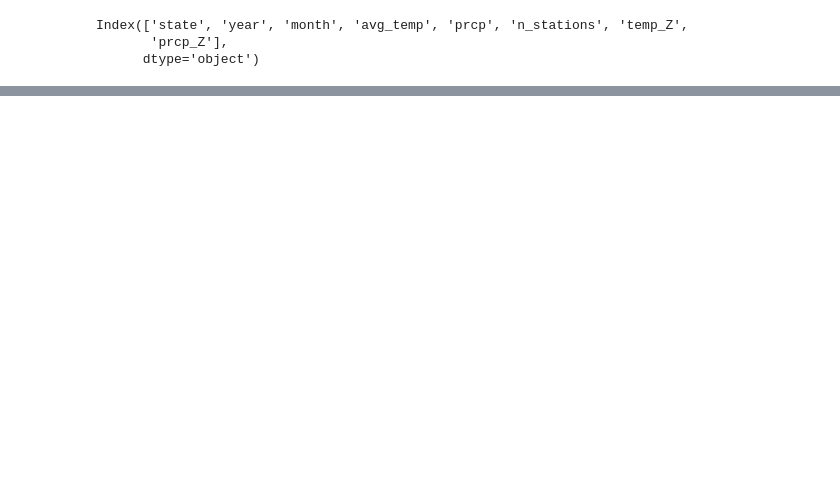
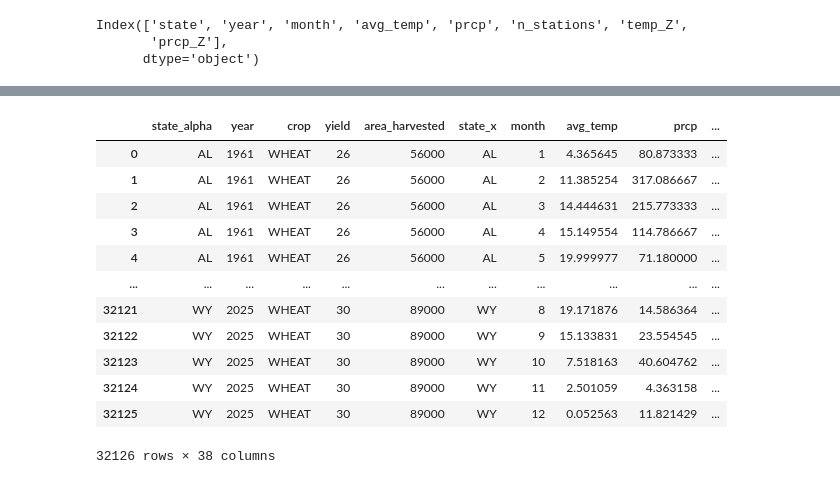
Before and after one commit to adrymmm/iv_weather_yields_selection, a Jupyter notebook: model.ipynb, the cells around one changed output, grey strips where cells are left out. Drawn from its saved outputs; the diff is of its cells as text; code cells hidden in the pictures; blank space fills up the shorter version.

```diff
--- a/model.ipynb
+++ b/model.ipynb
@@ -85,0 +135,27 @@ df_panel = df_crop.merge(
+# %%
+# Merging into panel
+df_Z = df_panel.merge(Zwide, left_on=["state_alpha","year"], right_on=["state","year"], how="inner").copy()
+
+# Need to strip commass from area harvested
+df_Z["area_harvested"] = df_Z["area_harvested"].astype(str).str.replace(",", "")
+
+# Turning to numeric
+df_Z['area_harvested'] = pd.to_numeric(df_Z['area_harvested'], errors='coerce')
+# Taking logarithm of area harvested
+df_Z["log_area"] = np.log(df_Z["area_harvested"])
+# %%
+df_Z
+# %% [output]
+|  | state_alpha | year | crop | yield | area_harvested | state_x | month | avg_temp | prcp | ... |
+| 0 | AL | 1961 | WHEAT | 26 | 56000 | AL | 1 | 4.365645 | 80.873333 | ... |
+| 1 | AL | 1961 | WHEAT | 26 | 56000 | AL | 2 | 11.385254 | 317.086667 | ... |
+| 2 | AL | 1961 | WHEAT | 26 | 56000 | AL | 3 | 14.444631 | 215.773333 | ... |
+| 3 | AL | 1961 | WHEAT | 26 | 56000 | AL | 4 | 15.149554 | 114.786667 | ... |
+| 4 | AL | 1961 | WHEAT | 26 | 56000 | AL | 5 | 19.999977 | 71.180000 | ... |
+| ... | ... | ... | ... | ... | ... | ... | ... | ... | ... | ... |
+| 32121 | WY | 2025 | WHEAT | 30 | 89000 | WY | 8 | 19.171876 | 14.586364 | ... |
+| 32122 | WY | 2025 | WHEAT | 30 | 89000 | WY | 9 | 15.133831 | 23.554545 | ... |
+| 32123 | WY | 2025 | WHEAT | 30 | 89000 | WY | 10 | 7.518163 | 40.604762 | ... |
+| 32124 | WY | 2025 | WHEAT | 30 | 89000 | WY | 11 | 2.501059 | 4.363158 | ... |
+| 32125 | WY | 2025 | WHEAT | 30 | 89000 | WY | 12 | 0.052563 | 11.821429 | ... |
+32126 rows × 38 columns
```
Also changed, not shown: parts of 8 cells of this notebook, 2 other files.
